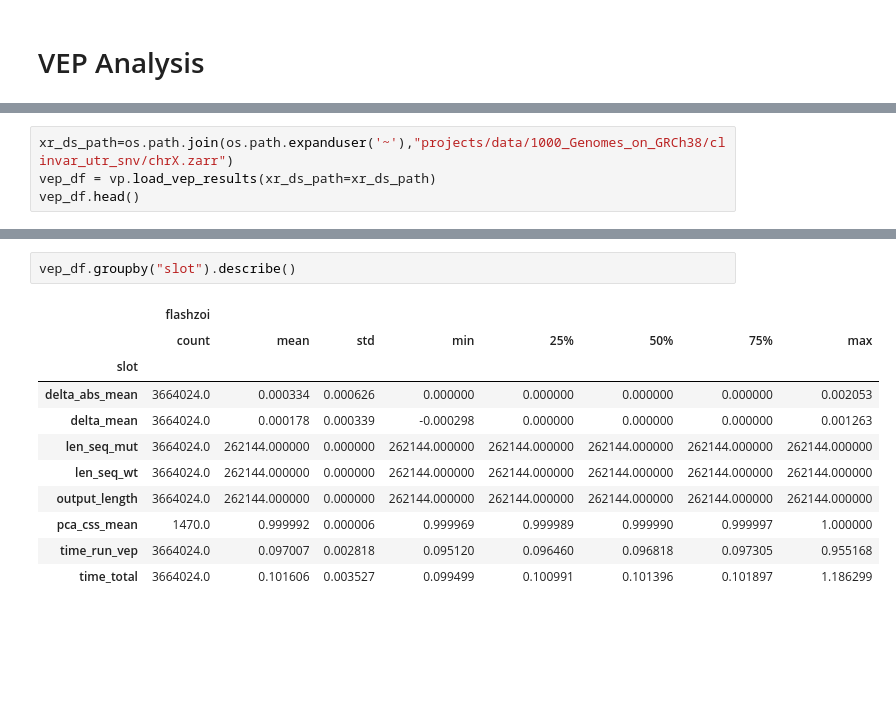
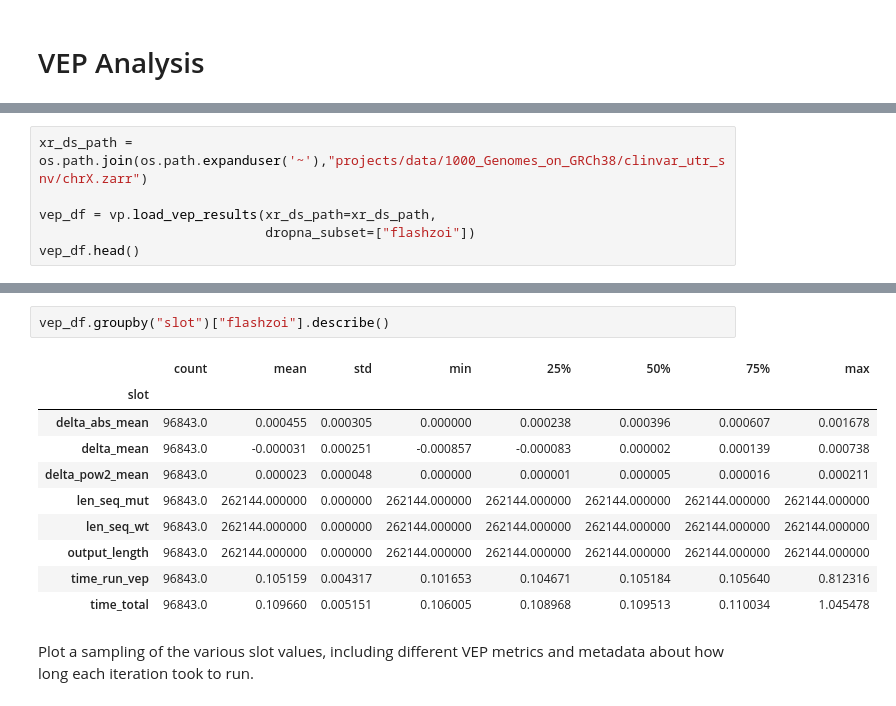
Before and after one commit to bschilder/VEP_DNA, a Jupyter notebook: notebooks/vep_analysis.ipynb, the cells around one changed output, grey strips where cells are left out. Saved outputs shown, nothing was run; the diff lists cells and outputs as text; blank space fills up the shorter version.

```diff
--- a/notebooks/vep_analysis.ipynb
+++ b/notebooks/vep_analysis.ipynb
@@ -58,5 +44,7 @@ Data variables:
 # %%
-xr_ds_path=os.path.join(os.path.expanduser('~'),"projects/data/1000_Genomes_on_GRCh38/clinvar_utr_snv/chrX.zarr")
-vep_df = vp.load_vep_results(xr_ds_path=xr_ds_path)
+xr_ds_path = os.path.join(os.path.expanduser('~'),"projects/data/1000_Genomes_on_GRCh38/clinvar_utr_snv/chrX.zarr")
+
+vep_df = vp.load_vep_results(xr_ds_path=xr_ds_path,
+                             dropna_subset=["flashzoi"])
 vep_df.head()
 # %% [output]
@@ -83,18 +74,19 @@ max      2548.0
 Name: sample, dtype: float64
 # %%
-vep_df.groupby("slot").describe()
+vep_df.groupby("slot")["flashzoi"].describe()
 # %% [output]
-|  | flashzoi |  |  |  |  |  |  |  |
 |  | count | mean | std | min | 25% | 50% | 75% | max |
 | slot |  |  |  |  |  |  |  |  |
-| delta_abs_mean | 3664024.0 | 0.000334 | 0.000626 | 0.000000 | 0.000000 | 0.000000 | 0.000000 | 0.002053 |
-| delta_mean | 3664024.0 | 0.000178 | 0.000339 | -0.000298 | 0.000000 | 0.000000 | 0.000000 | 0.001263 |
-| len_seq_mut | 3664024.0 | 262144.000000 | 0.000000 | 262144.000000 | 262144.000000 | 262144.000000 | 262144.000000 | 262144.000000 |
-| len_seq_wt | 3664024.0 | 262144.000000 | 0.000000 | 262144.000000 | 262144.000000 | 262144.000000 | 262144.000000 | 262144.000000 |
-| output_length | 3664024.0 | 262144.000000 | 0.000000 | 262144.000000 | 262144.000000 | 262144.000000 | 262144.000000 | 262144.000000 |
-| pca_css_mean | 1470.0 | 0.999992 | 0.000006 | 0.999969 | 0.999989 | 0.999990 | 0.999997 | 1.000000 |
-| time_run_vep | 3664024.0 | 0.097007 | 0.002818 | 0.095120 | 0.096460 | 0.096818 | 0.097305 | 0.955168 |
-| time_total | 3664024.0 | 0.101606 | 0.003527 | 0.099499 | 0.100991 | 0.101396 | 0.101897 | 1.186299 |
+| delta_abs_mean | 96843.0 | 0.000455 | 0.000305 | 0.000000 | 0.000238 | 0.000396 | 0.000607 | 0.001678 |
+| delta_mean | 96843.0 | -0.000031 | 0.000251 | -0.000857 | -0.000083 | 0.000002 | 0.000139 | 0.000738 |
+| delta_pow2_mean | 96843.0 | 0.000023 | 0.000048 | 0.000000 | 0.000001 | 0.000005 | 0.000016 | 0.000211 |
+| len_seq_mut | 96843.0 | 262144.000000 | 0.000000 | 262144.000000 | 262144.000000 | 262144.000000 | 262144.000000 | 262144.000000 |
+| len_seq_wt | 96843.0 | 262144.000000 | 0.000000 | 262144.000000 | 262144.000000 | 262144.000000 | 262144.000000 | 262144.000000 |
+| output_length | 96843.0 | 262144.000000 | 0.000000 | 262144.000000 | 262144.000000 | 262144.000000 | 262144.000000 | 262144.000000 |
+| time_run_vep | 96843.0 | 0.105159 | 0.004317 | 0.101653 | 0.104671 | 0.105184 | 0.105640 | 0.812316 |
+| time_total | 96843.0 | 0.109660 | 0.005151 | 0.106005 | 0.108968 | 0.109513 | 0.110034 | 1.045478 |
+# %% [markdown]
+Plot a sampling of the various slot values, including different VEP metrics and metadata about how long each iteration took to run.
 # %%
 import seaborn as sns
 import matplotlib.pyplot as plt
```
Also changed, not shown: parts of 23 cells of this notebook, 10 other files.
